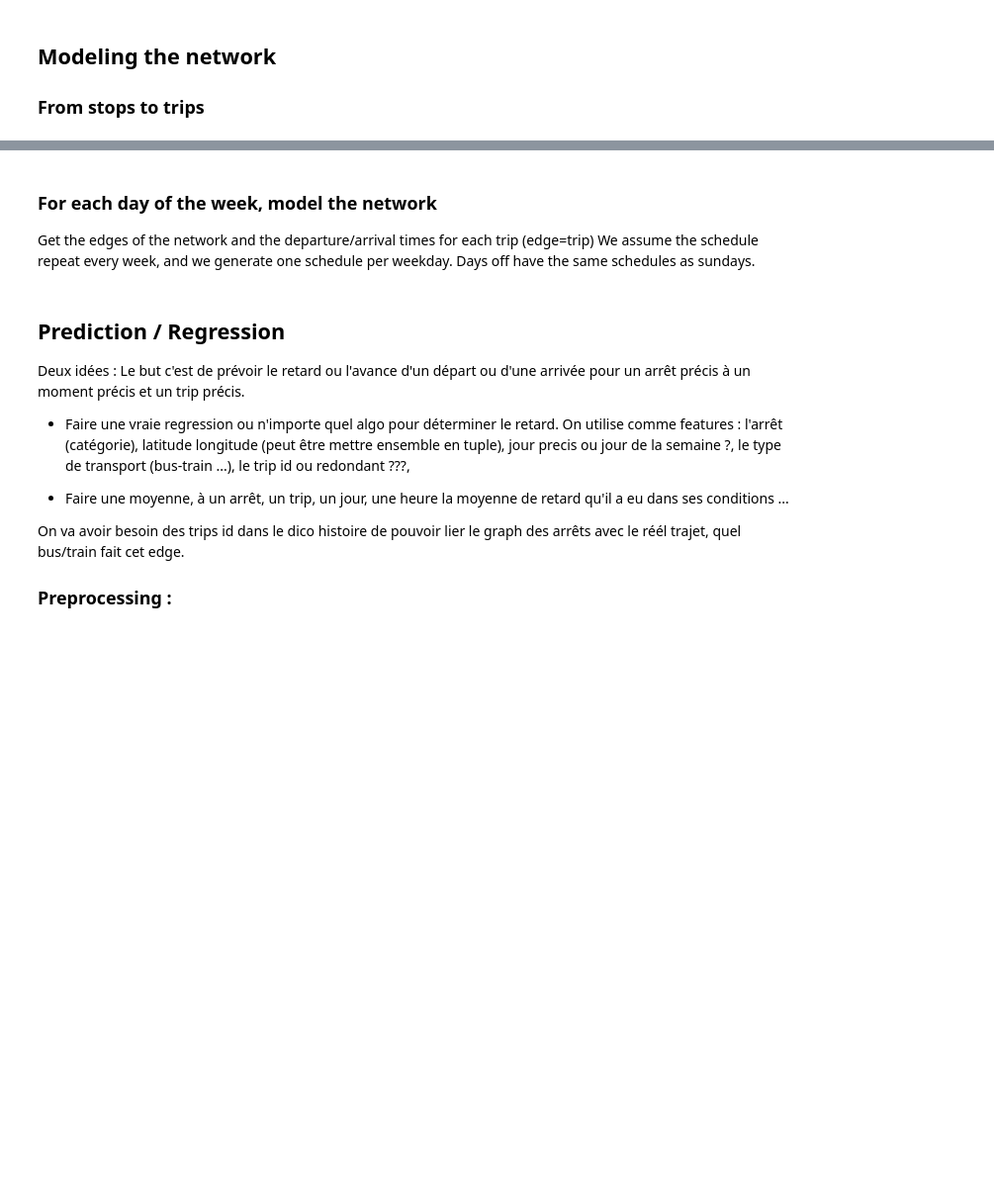
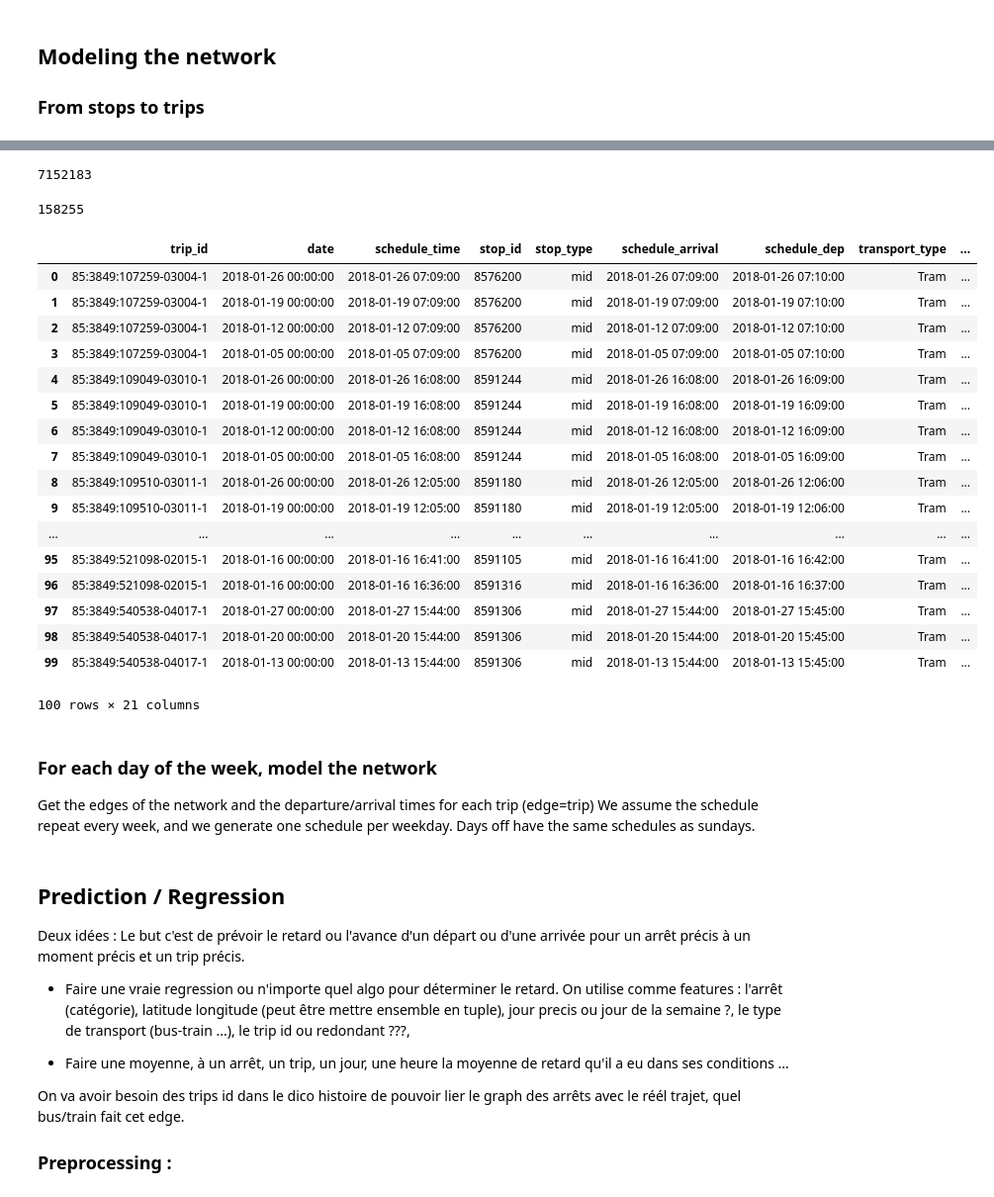
Before and after one commit to rbsteinm/Robust-Route-Planner, a Jupyter notebook: fouche-worksheet.ipynb, the cells around one changed output, grey strips where cells are left out. Shown: that part at 99% size. Cells and saved outputs as stored; diff of their text form; code cells hidden in the pictures; blank space fills up the shorter version.

```diff
--- a/fouche-worksheet.ipynb
+++ b/fouche-worksheet.ipynb
@@ -176,6 +219,10 @@ trips2 = trips2.select("*", functions.lag("arr_forecast_status").over(w).alias("
 trips2 = trips2.select("*", functions.lag("real_arrival").over(w).alias("next_real_arrival"))
 
 trips2 = trips2.where(trips2.next_time.isNotNull())
+# %%
+trips2.count()
+# %% [output]
+7152183
 # %%
 #trips2.where(trips2.stop_type=='first').count()
 #trips2.where(trips2.stop_type=='last').count()
@@ -193,6 +240,31 @@ trips4 = trips3.filter(trips3.is_valid=='true')
 
 # trips3.select('stop_id', 'next_sid').distinct().count()
 # gives 8557
+# %%
+trips4.where(trips4.schedule_dep > trips4.next_sched_dep).count()
+# %% [output]
+158255
+# %%
+trips4.where(trips4.schedule_dep > trips4.next_sched_dep).limit(100).toPandas()
+# %% [output]
+|  | trip_id | date | schedule_time | stop_id | stop_type | schedule_arrival | schedule_dep | transport_type | ... |
+| 0 | 85:3849:107259-03004-1 | 2018-01-26 00:00:00 | 2018-01-26 07:09:00 | 8576200 | mid | 2018-01-26 07:09:00 | 2018-01-26 07:10:00 | Tram | ... |
+| 1 | 85:3849:107259-03004-1 | 2018-01-19 00:00:00 | 2018-01-19 07:09:00 | 8576200 | mid | 2018-01-19 07:09:00 | 2018-01-19 07:10:00 | Tram | ... |
+| 2 | 85:3849:107259-03004-1 | 2018-01-12 00:00:00 | 2018-01-12 07:09:00 | 8576200 | mid | 2018-01-12 07:09:00 | 2018-01-12 07:10:00 | Tram | ... |
+| 3 | 85:3849:107259-03004-1 | 2018-01-05 00:00:00 | 2018-01-05 07:09:00 | 8576200 | mid | 2018-01-05 07:09:00 | 2018-01-05 07:10:00 | Tram | ... |
+| 4 | 85:3849:109049-03010-1 | 2018-01-26 00:00:00 | 2018-01-26 16:08:00 | 8591244 | mid | 2018-01-26 16:08:00 | 2018-01-26 16:09:00 | Tram | ... |
+| 5 | 85:3849:109049-03010-1 | 2018-01-19 00:00:00 | 2018-01-19 16:08:00 | 8591244 | mid | 2018-01-19 16:08:00 | 2018-01-19 16:09:00 | Tram | ... |
+| 6 | 85:3849:109049-03010-1 | 2018-01-12 00:00:00 | 2018-01-12 16:08:00 | 8591244 | mid | 2018-01-12 16:08:00 | 2018-01-12 16:09:00 | Tram | ... |
+| 7 | 85:3849:109049-03010-1 | 2018-01-05 00:00:00 | 2018-01-05 16:08:00 | 8591244 | mid | 2018-01-05 16:08:00 | 2018-01-05 16:09:00 | Tram | ... |
+| 8 | 85:3849:109510-03011-1 | 2018-01-26 00:00:00 | 2018-01-26 12:05:00 | 8591180 | mid | 2018-01-26 12:05:00 | 2018-01-26 12:06:00 | Tram | ... |
+| 9 | 85:3849:109510-03011-1 | 2018-01-19 00:00:00 | 2018-01-19 12:05:00 | 8591180 | mid | 2018-01-19 12:05:00 | 2018-01-19 12:06:00 | Tram | ... |
+| ... | ... | ... | ... | ... | ... | ... | ... | ... | ... |
+| 95 | 85:3849:521098-02015-1 | 2018-01-16 00:00:00 | 2018-01-16 16:41:00 | 8591105 | mid | 2018-01-16 16:41:00 | 2018-01-16 16:42:00 | Tram | ... |
+| 96 | 85:3849:521098-02015-1 | 2018-01-16 00:00:00 | 2018-01-16 16:36:00 | 8591316 | mid | 2018-01-16 16:36:00 | 2018-01-16 16:37:00 | Tram | ... |
+| 97 | 85:3849:540538-04017-1 | 2018-01-27 00:00:00 | 2018-01-27 15:44:00 | 8591306 | mid | 2018-01-27 15:44:00 | 2018-01-27 15:45:00 | Tram | ... |
+| 98 | 85:3849:540538-04017-1 | 2018-01-20 00:00:00 | 2018-01-20 15:44:00 | 8591306 | mid | 2018-01-20 15:44:00 | 2018-01-20 15:45:00 | Tram | ... |
+| 99 | 85:3849:540538-04017-1 | 2018-01-13 00:00:00 | 2018-01-13 15:44:00 | 8591306 | mid | 2018-01-13 15:44:00 | 2018-01-13 15:45:00 | Tram | ... |
+100 rows × 21 columns
 # %% [markdown]
 ### For each day of the week, model the network
 Get the edges of the network and the departure/arrival times for each trip (edge=trip)
```
Also changed, not shown: parts of 30 cells of this notebook, 1 other file.
